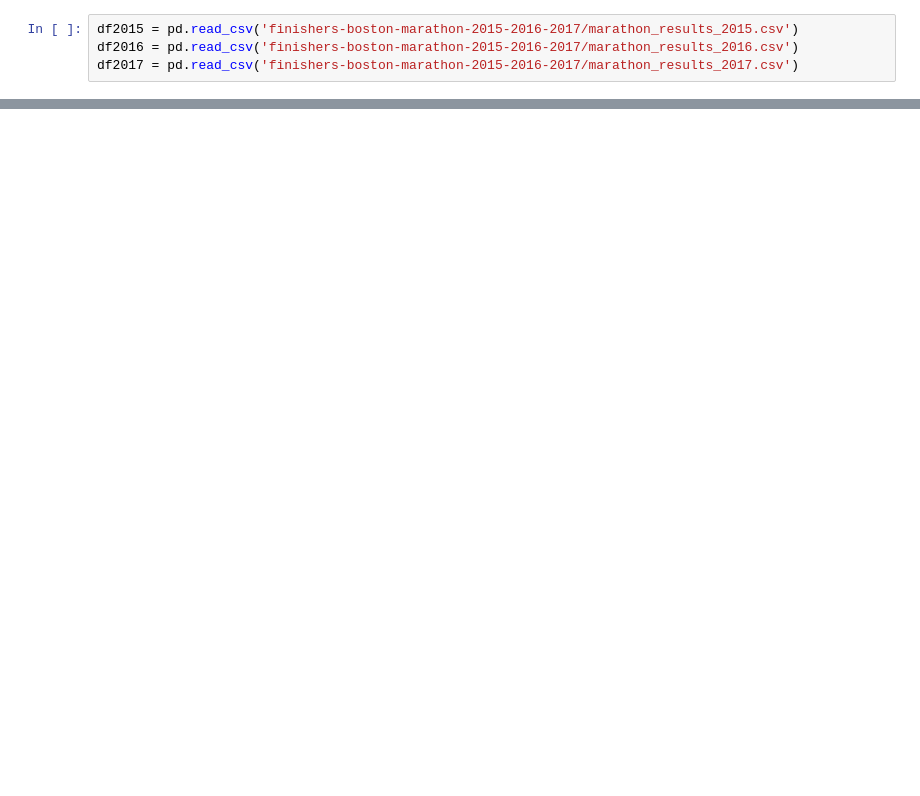
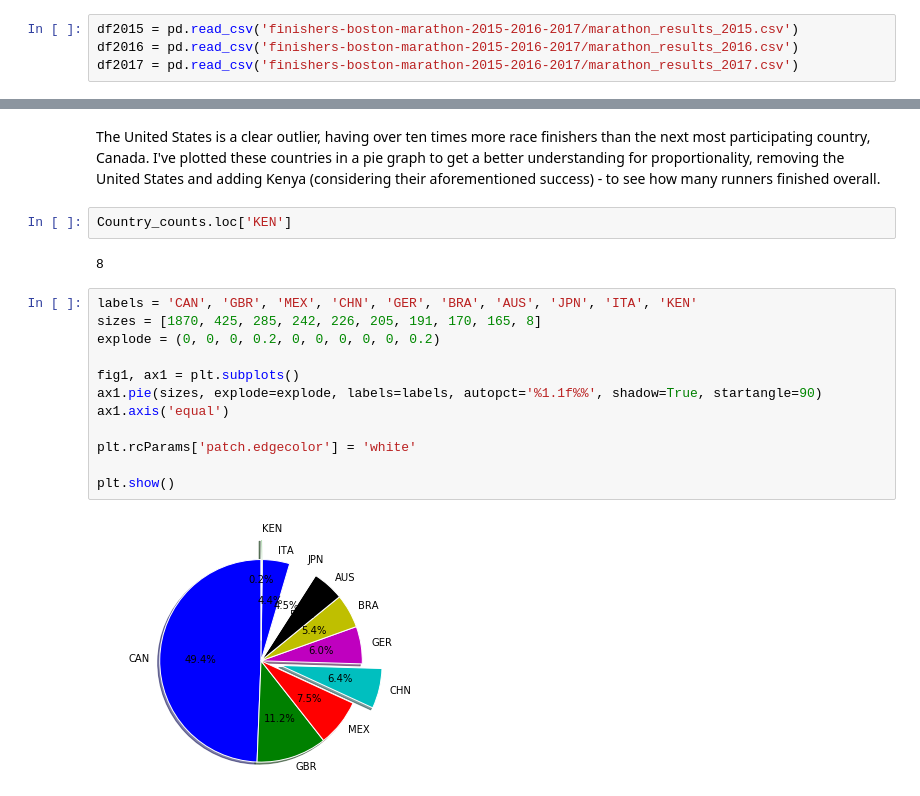
Before and after one commit to Stonberg1/Thinkful, a Jupyter notebook: Capstone Analytic Report.ipynb, the cells around one changed output, grey strips where cells are left out. Drawn from its saved outputs; the diff is of its cells as text; blank space fills up the shorter version.

```diff
--- a/Capstone Analytic Report.ipynb
+++ b/Capstone Analytic Report.ipynb
@@ -271,0 +137,20 @@ plt.show()
+# %% [markdown]
+The United States is a clear outlier, having over ten times more race finishers than the next most participating country, Canada. I've plotted these countries in a pie graph to get a better understanding for proportionality, removing the United States and adding Kenya (considering their aforementioned success) - to see how many runners finished overall.
+# %%
+Country_counts.loc['KEN']
+# %% [output]
+8
+# %%
+labels = 'CAN', 'GBR', 'MEX', 'CHN', 'GER', 'BRA', 'AUS', 'JPN', 'ITA', 'KEN'
+sizes = [1870, 425, 285, 242, 226, 205, 191, 170, 165, 8]
+explode = (0, 0, 0, 0.2, 0, 0, 0, 0, 0, 0.2)
+
+fig1, ax1 = plt.subplots()
+ax1.pie(sizes, explode=explode, labels=labels, autopct='%1.1f%%', shadow=True, startangle=90)
+ax1.axis('equal')
+
+plt.rcParams['patch.edgecolor'] = 'white'
+
+plt.show()
+# %% [output]
+[figure, added]
```
Also changed, not shown: parts of 53 cells of this notebook.
